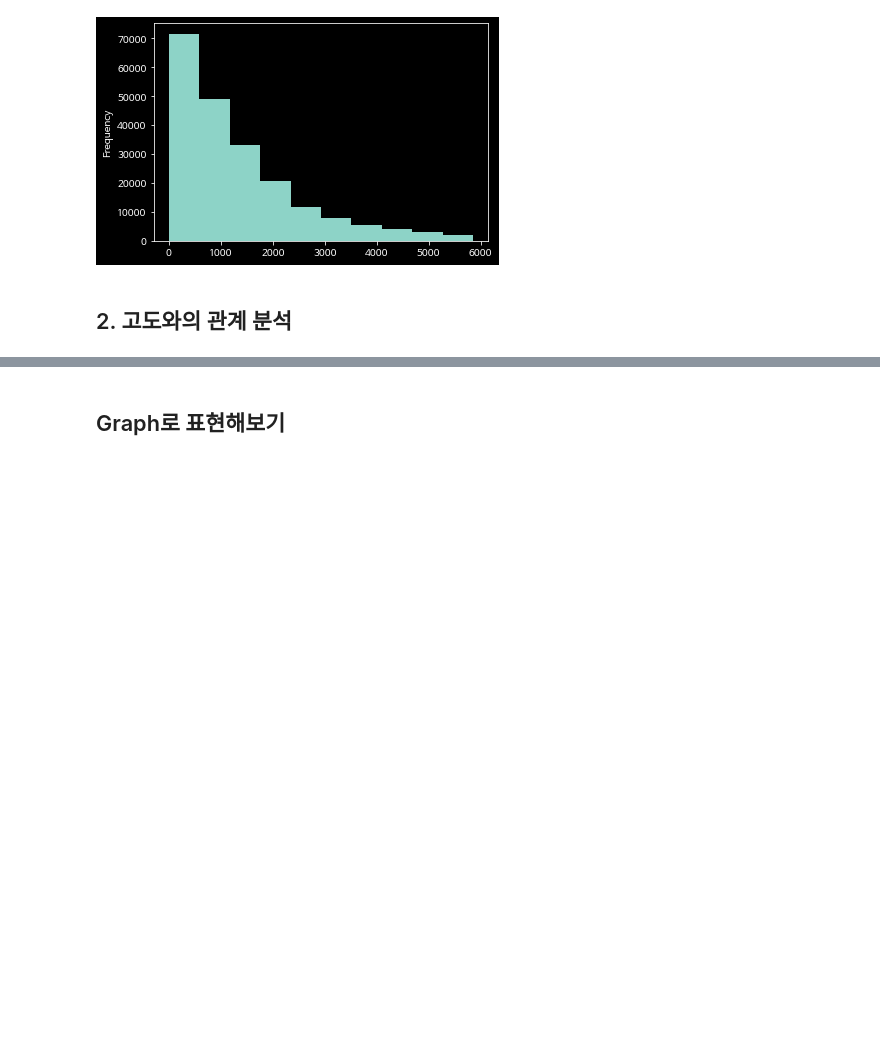
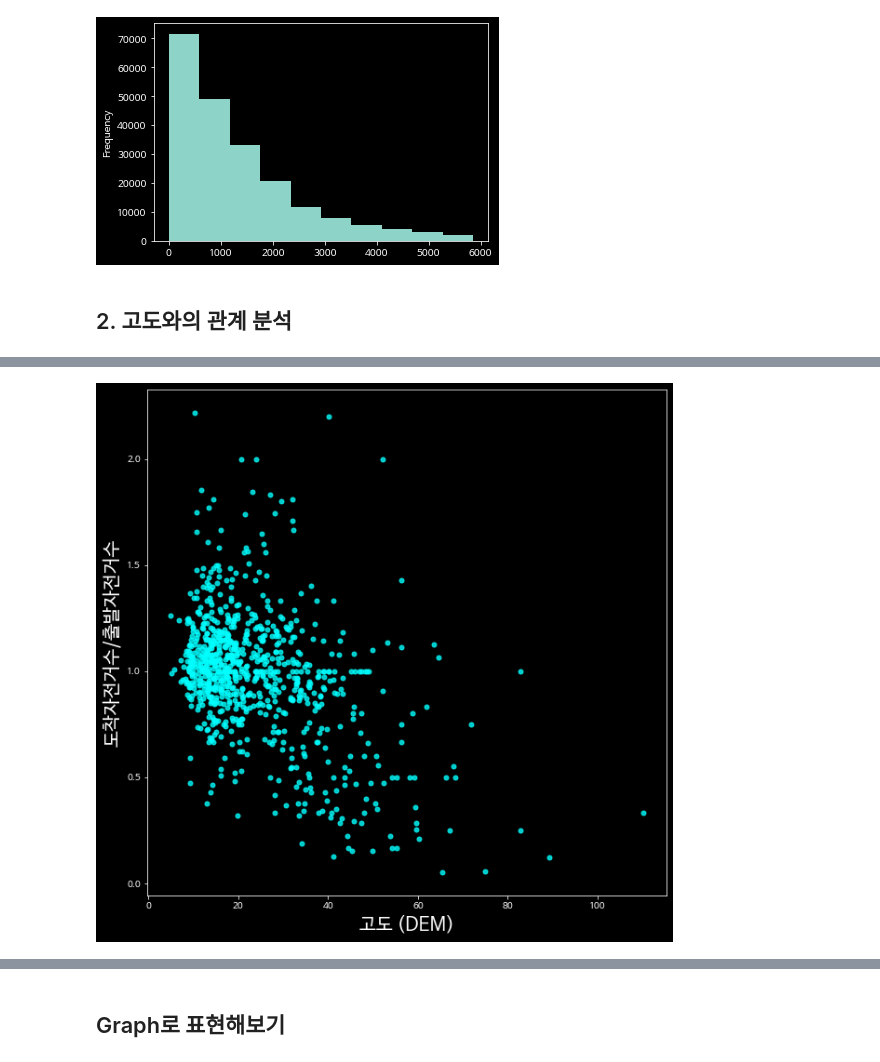
Before and after one commit to dacon-competition-seoul/dacon-seoul, a Jupyter notebook: 대여소분석.ipynb, the cells around one changed output, grey strips where cells are left out. Saved outputs shown, nothing was run; the diff lists cells and outputs as text; code cells hidden in the pictures; blank space fills up the shorter version.

```diff
--- a/대여소분석.ipynb
+++ b/대여소분석.ipynb
@@ -150,3 +152,14 @@ plt.show()
+# %%
+fig, ax = plt.subplots(figsize=(10,10,))
+
+# ax.scatter(temp.dem, temp["출발자전거수"] - temp["도착자전거수"], s=25, color="magenta", alpha=0.5)
+ax.scatter(temp.dem, temp["도착자전거수"]/temp["출발자전거수"], s=25, color="cyan", alpha=0.8)
+
+ax.set_xlabel("고도 (DEM)", fontsize=20)
+ax.set_ylabel("도착자전거수/출발자전거수", fontsize=20)
+plt.show()
+# %% [output]
+[figure, added]
 # %%
 temp.corr()
 # %% [output]
```
Also changed, not shown: parts of 6 cells of this notebook, 3 other files.
